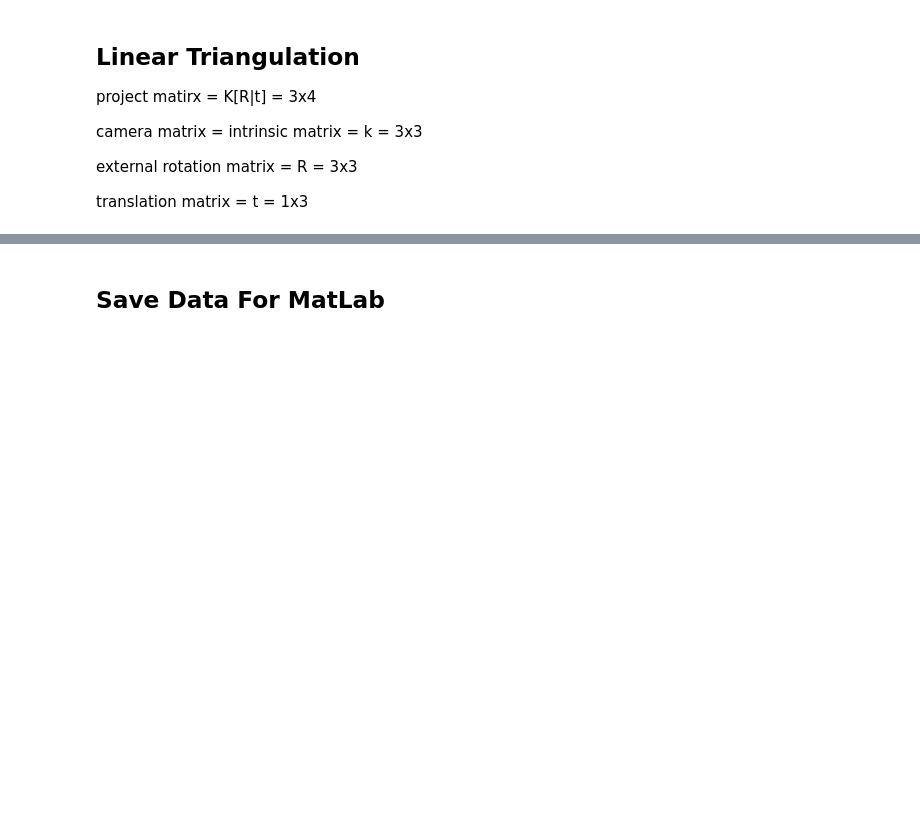
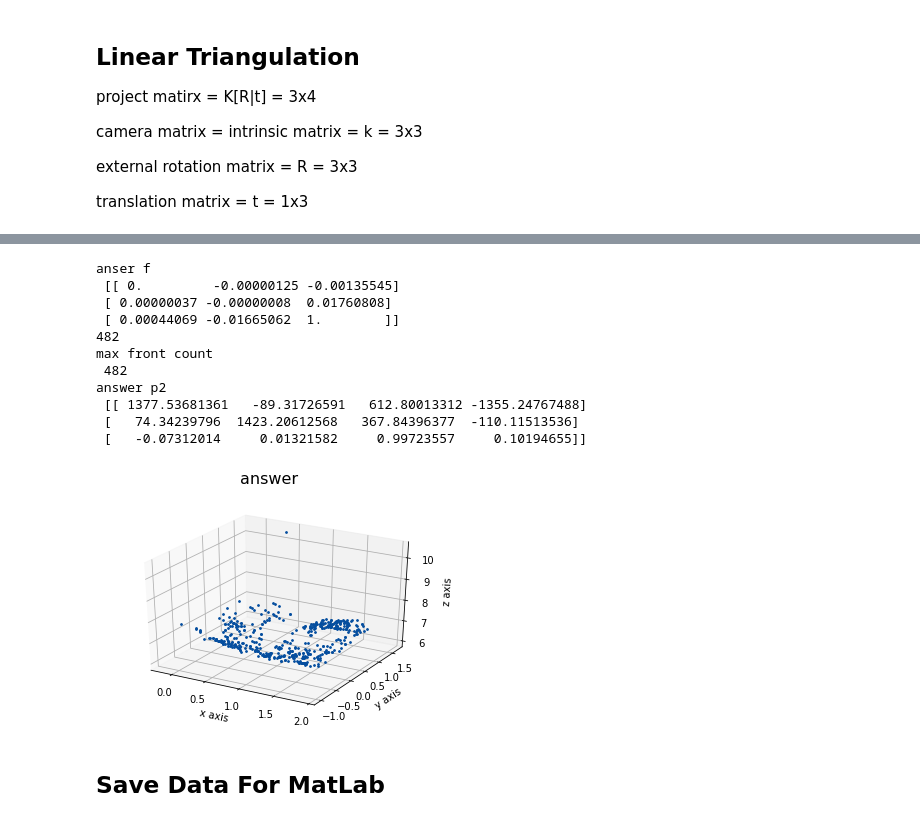
Before and after one commit to YuanSyun/CV-Structure-from-motion, a Jupyter notebook: HW4.ipynb, the cells around one changed output, grey strips where cells are left out. Drawn from its saved outputs; the diff is of its cells as text; code cells hidden in the pictures; blank space fills up the shorter version.

```diff
--- a/HW4.ipynb
+++ b/HW4.ipynb
@@ -605,23 +615,36 @@ print(5*t[2,:].T - 2*t[1,:].T)
 # %%
 import answer
 
 a_x1, a_x2, _ = answer.sift_detector(image1, image2)
 
 a_x1 = np.float64(a_x1)
 a_x2 = np.float64(a_x2)
 
 # normalization the key points
 normalpts1, normalpts2, nomalmat1, normalmat2 = answer.get_normalize(a_x1, a_x2, image1.shape, image2.shape)
 answer_f, mask = answer.get_fundamental(normalpts1, normalpts2, nomalmat1, normalmat2)
 print('anser f\n', answer_f)
 
 anser_e = get_essential_mat(intrinsic_matrix1, intrinsic_matrix2, answer_f)
 
 a_inlinerpts1 = a_x1[mask.ravel()==1]
 a_inlinerpts2 = a_x2[mask.ravel()==1]
 X = answer.cal_P(anser_e, a_inlinerpts1, a_inlinerpts2, intrinsic_matrix1, intrinsic_matrix2)
 
-show_cloud_points(X)
+show_cloud_points('answer', X)
+# %% [output]
+anser f
+ [[ 0.         -0.00000125 -0.00135545]
+ [ 0.00000037 -0.00000008  0.01760808]
+ [ 0.00044069 -0.01665062  1.        ]]
+482
+max front count
+ 482
+answer p2
+ [[ 1377.53681361   -89.31726591   612.80013312 -1355.24767488]
+ [   74.34239796  1423.20612568   367.84396377  -110.11513536]
+ [   -0.07312014     0.01321582     0.99723557     0.10194655]]
+[figure, added]
 # %% [markdown]
 ## Save Data For MatLab
 # %%
```
Also changed, not shown: parts of 7 cells of this notebook, 30 other files.
